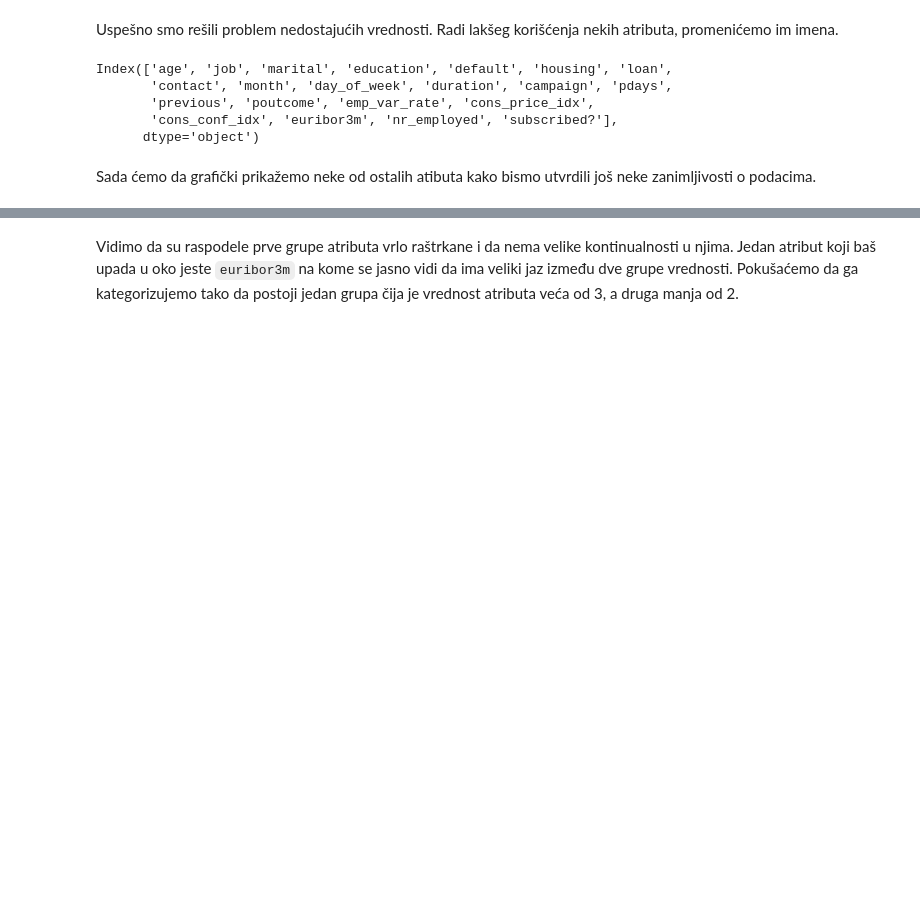
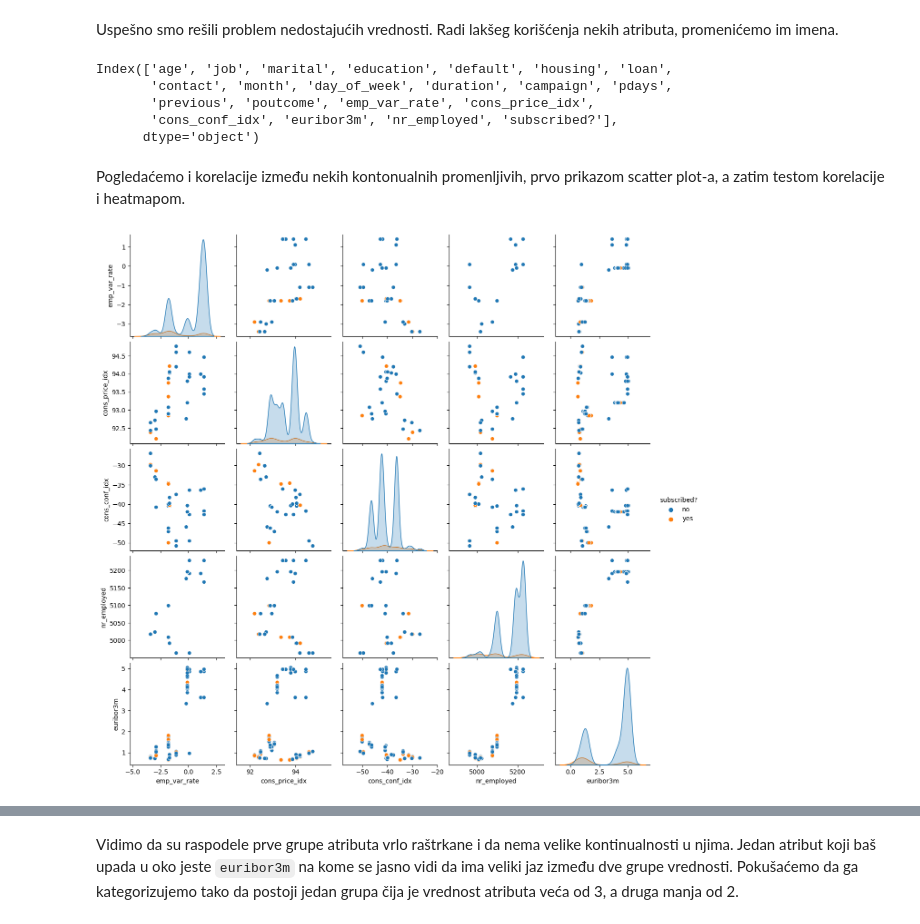
Before and after one commit to NemanjaGojkovic/Kori-enje-klasifikacije-i-klasterovanja-u-sistemu-banke, a Jupyter notebook: Analiza podataka (2. domaci).ipynb, the cells around one changed output, grey strips where cells are left out. Cells and saved outputs as stored; diff of their text form; code cells hidden in the pictures; blank space fills up the shorter version.

```diff
--- a/Analiza podataka (2. domaci).ipynb
+++ b/Analiza podataka (2. domaci).ipynb
@@ -217,9 +217,9 @@ Pošto se sve NA vrednosti nalaze u atributima koji su kontinualni, možemo da i
 # %%
 banks.duration=banks.duration.fillna(banks.duration.mean())
-banks.campaign=banks.campaign.fillna(banks.campaign.mean())
-banks.previous=banks.previous.fillna(banks.previous.mean())
+banks.campaign=banks.campaign.dropna()
+banks.previous=banks.previous.dropna()
 banks['emp.var.rate']=banks['emp.var.rate'].fillna(banks['emp.var.rate'].mean())
 banks['cons.price.idx']=banks['cons.price.idx'].fillna(banks['cons.price.idx'].mean())
 banks['euribor3m']=banks['euribor3m'].fillna(banks['euribor3m'].mean())
 banks['cons.conf.idx']=banks['cons.conf.idx'].fillna(banks['cons.conf.idx'].mean())
-banks['nr.employed']=banks['nr.employed'].fillna(banks['nr.employed'].mean())
+banks['nr.employed']=banks['nr.employed'].dropna()
@@ -242,5 +244,10 @@ Index(['age', 'job', 'marital', 'education', 'default', 'housing', 'loan',
        'previous', 'poutcome', 'emp_var_rate', 'cons_price_idx',
        'cons_conf_idx', 'euribor3m', 'nr_employed', 'subscribed?'],
       dtype='object')
-# %% [markdown]
-Sada ćemo da grafički prikažemo neke od ostalih atibuta kako bismo utvrdili još neke zanimljivosti o podacima.
+# %% [markdown]
+Pogledaćemo i korelacije između nekih kontonualnih promenljivih, prvo prikazom scatter plot-a, a zatim testom korelacije i heatmapom.
+# %%
+sns.pairplot(banks, vars=['emp_var_rate','cons_price_idx','cons_conf_idx','nr_employed','euribor3m'], hue='subscribed?')
+plt.show()
+# %% [output]
+[figure, added]
```
Also changed, not shown: parts of 38 cells of this notebook, 2 other files.
